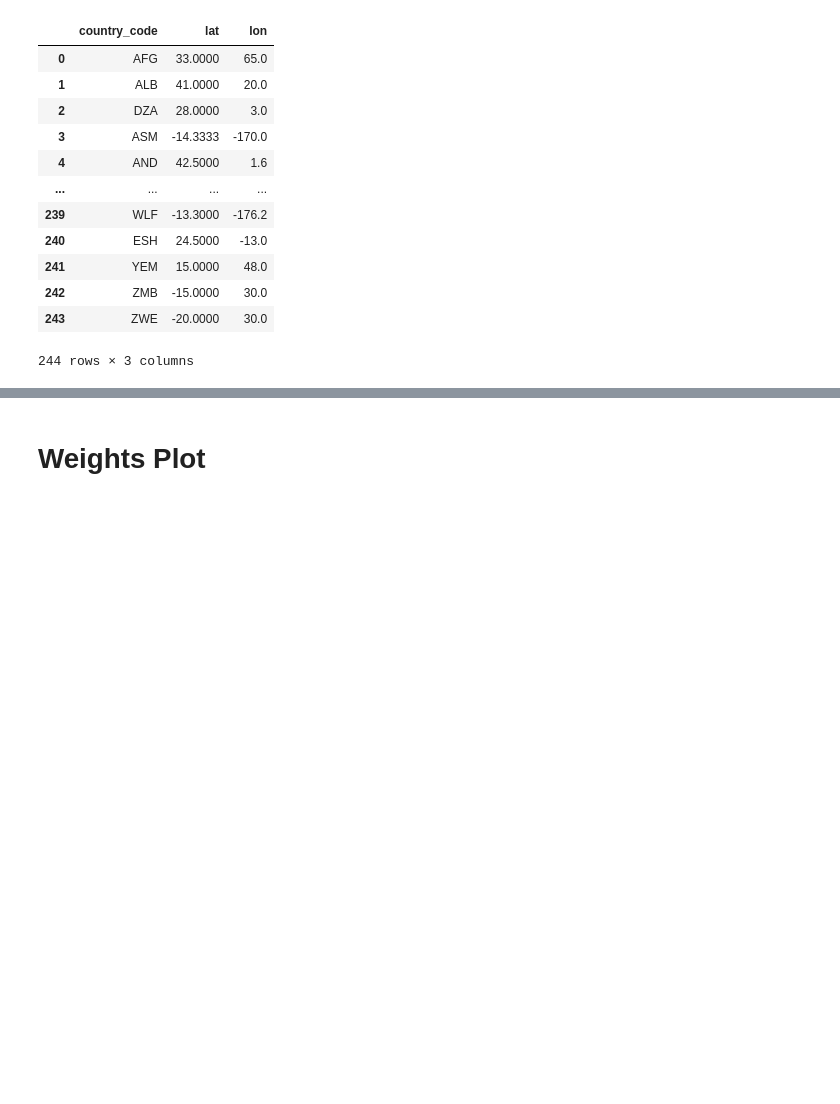
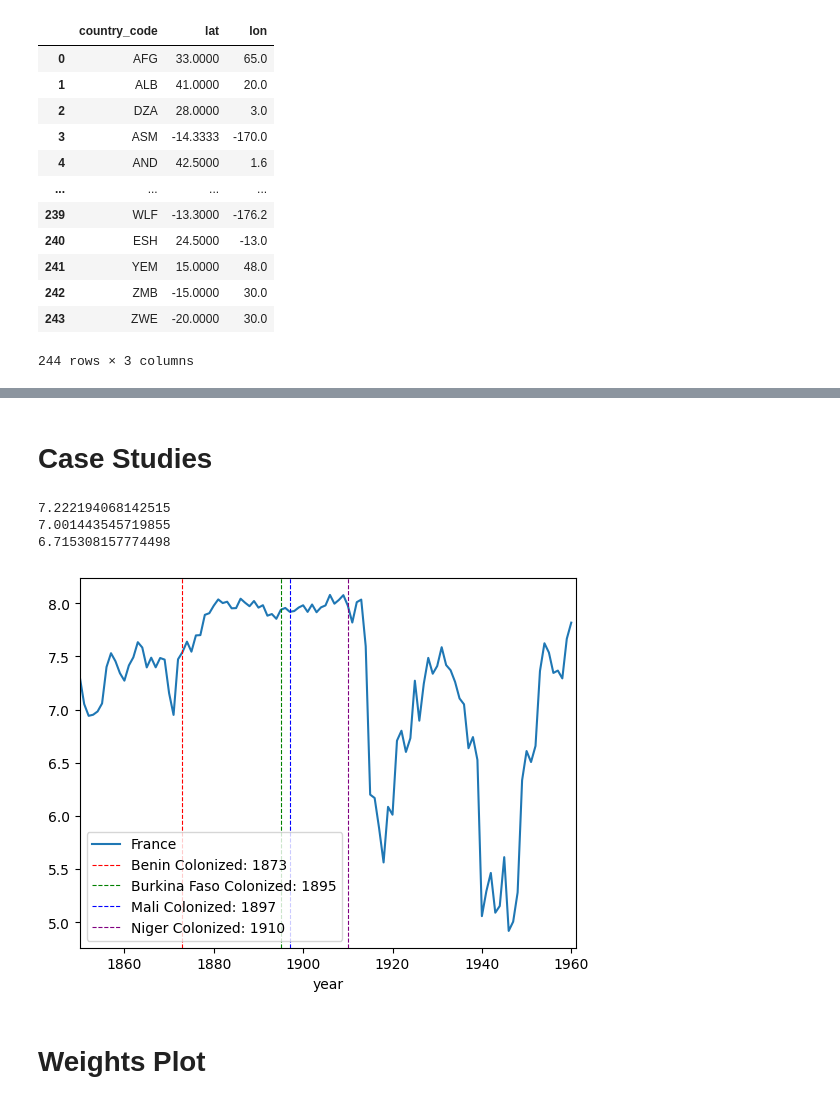
Before and after one commit to jpmvbastos/ColonialLegacy, a Jupyter notebook: Code/ColonialLegacy.ipynb, the cells around one changed output, grey strips where cells are left out. Drawn from its saved outputs; the diff is of its cells as text; code cells hidden in the pictures; blank space fills up the shorter version.

```diff
--- a/Code/ColonialLegacy.ipynb
+++ b/Code/ColonialLegacy.ipynb
@@ -320,3 +496,32 @@ df.to_excel('Data/colonies.xlsx', index=False)
+# %% [markdown]
+# Case Studies
+# %%
+for year in [1873,1895,1910]:
+    avg_efw = hiel.loc[(hiel['year'] >= year) & (hiel['year'] < 1961), 'France'].mean()
+    print(avg_efw)
+# %% [output]
+7.222194068142515
+7.001443545719855
+6.715308157774498
+# %%
+subset = hiel.loc[(hiel['year'] >= 1850) & (hiel['year'] < 1961), ['year','France']]  # Subset the data
+subset.plot(x='year', y='France')  # Specify 'year' as the x-axis and 'France' as the y-axis
+
+# Set the x-axis range
+plt.xlim(1850, 1961)
+
+# Add vertical lines for specific years
+plt.axvline(x=1873, color='red', linestyle='--', linewidth=0.8, label=f'Benin Colonized: 1873')
+plt.axvline(x=1895, color='green', linestyle='--', linewidth=0.8, label=f'Burkina Faso Colonized: 1895')
+plt.axvline(x=1897, color='blue', linestyle='--', linewidth=0.8, label=f'Mali Colonized: 1897')
+plt.axvline(x=1910, color='purple', linestyle='--', linewidth=0.8, label=f'Niger Colonized: 1910')
+
+# Add a legend
+plt.legend()
+
+plt.show()
+# %% [output]
+[figure, added]
 # %% [markdown]
 # Weights Plot
 # %%
```
Also changed, not shown: parts of 23 cells of this notebook, 43 other files.
